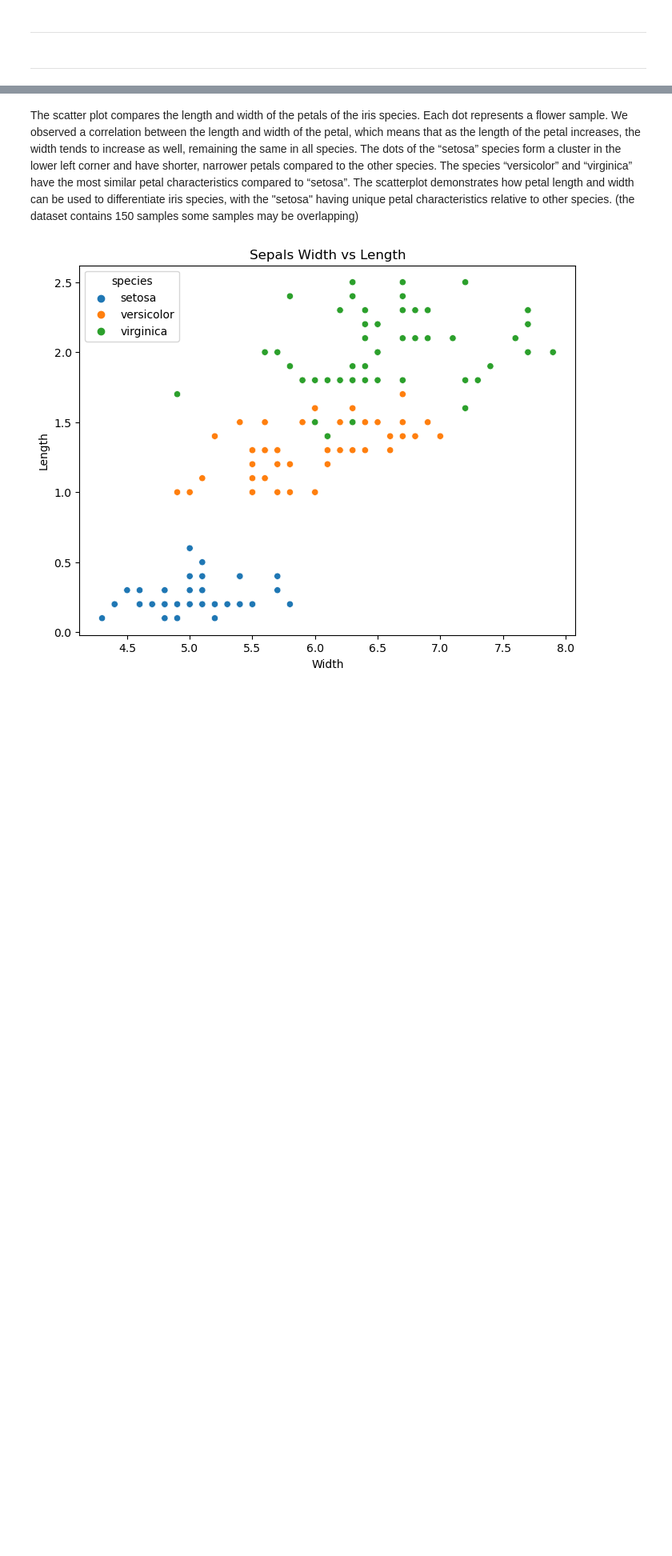
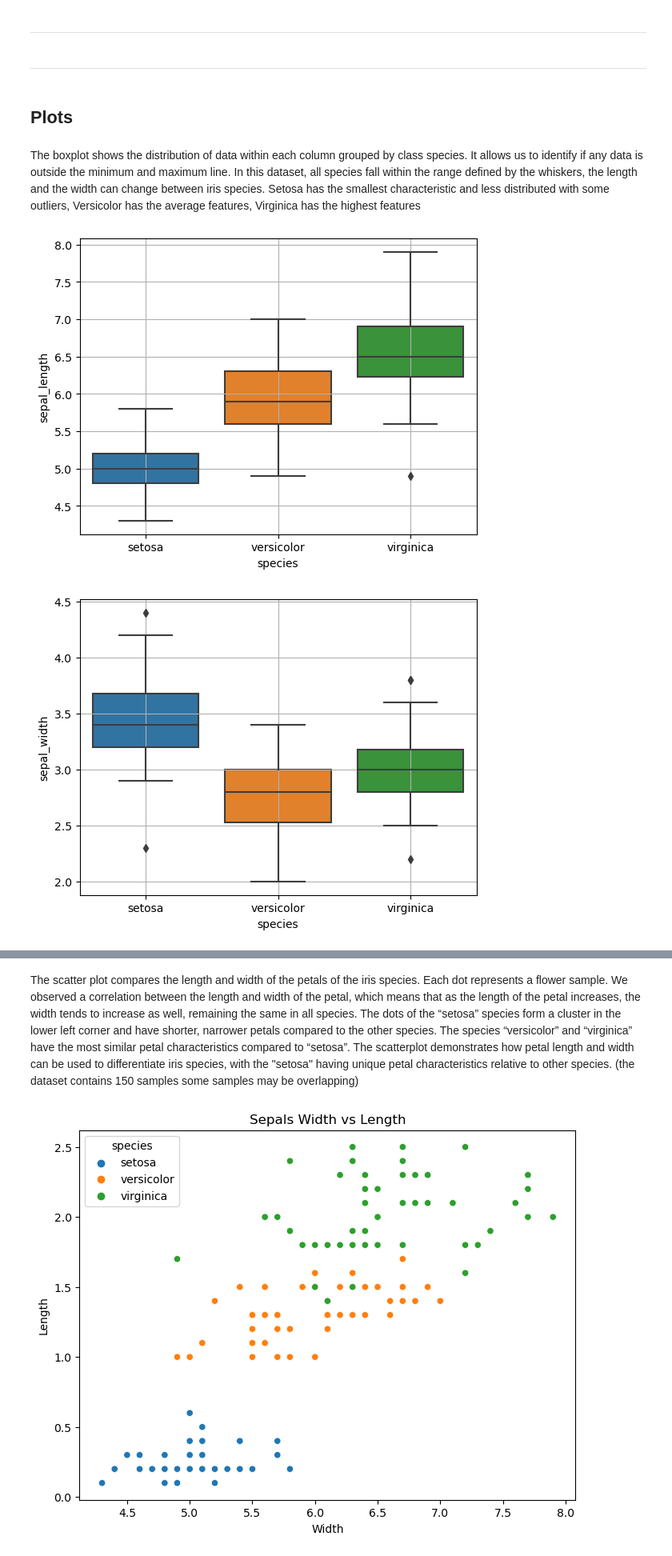
Before and after one commit to GabrielaDomiciano/pands-project, a Jupyter notebook: comments.ipynb, the cells around one changed output, grey strips where cells are left out. Shown at 80% size. Cells and saved outputs as stored; diff of their text form; code cells hidden in the pictures; blank space fills up the shorter version.

```diff
--- a/comments.ipynb
+++ b/comments.ipynb
@@ -444,3 +516,26 @@ ax.set_ylim(0, 4)
 ----------------------------------
 # %% [markdown]
 ***
+# %% [markdown]
+## Plots
+# %% [markdown]
+The boxplot shows  the distribution of data within each column grouped by class species. It allows us to identify if any data is outside the minimum and maximum line. In this dataset, all species fall within the range defined by the whiskers, the length and the width can change between iris species. Setosa has the smallest characteristic and less distributed with some outliers, Versicolor has the average features, Virginica has the highest features
+# %%
+sns.boxplot(x='species',y='sepal_length',data=iris_df)
+plt.grid()
+plt.show()
+
+sns.boxplot(x='species',y='sepal_width',data=iris_df)
+plt.grid()
+plt.show()
+
+sns.boxplot(x='species',y='petal_width',data=iris_df)
+plt.grid()
+plt.show()
+
+sns.boxplot(x='species',y='petal_length',data=iris_df)
+plt.grid()
+plt.show()
+# %% [output]
+[figure, added]
+[figure, added]
```
Also changed, not shown: parts of 16 cells of this notebook, 1 other file.
